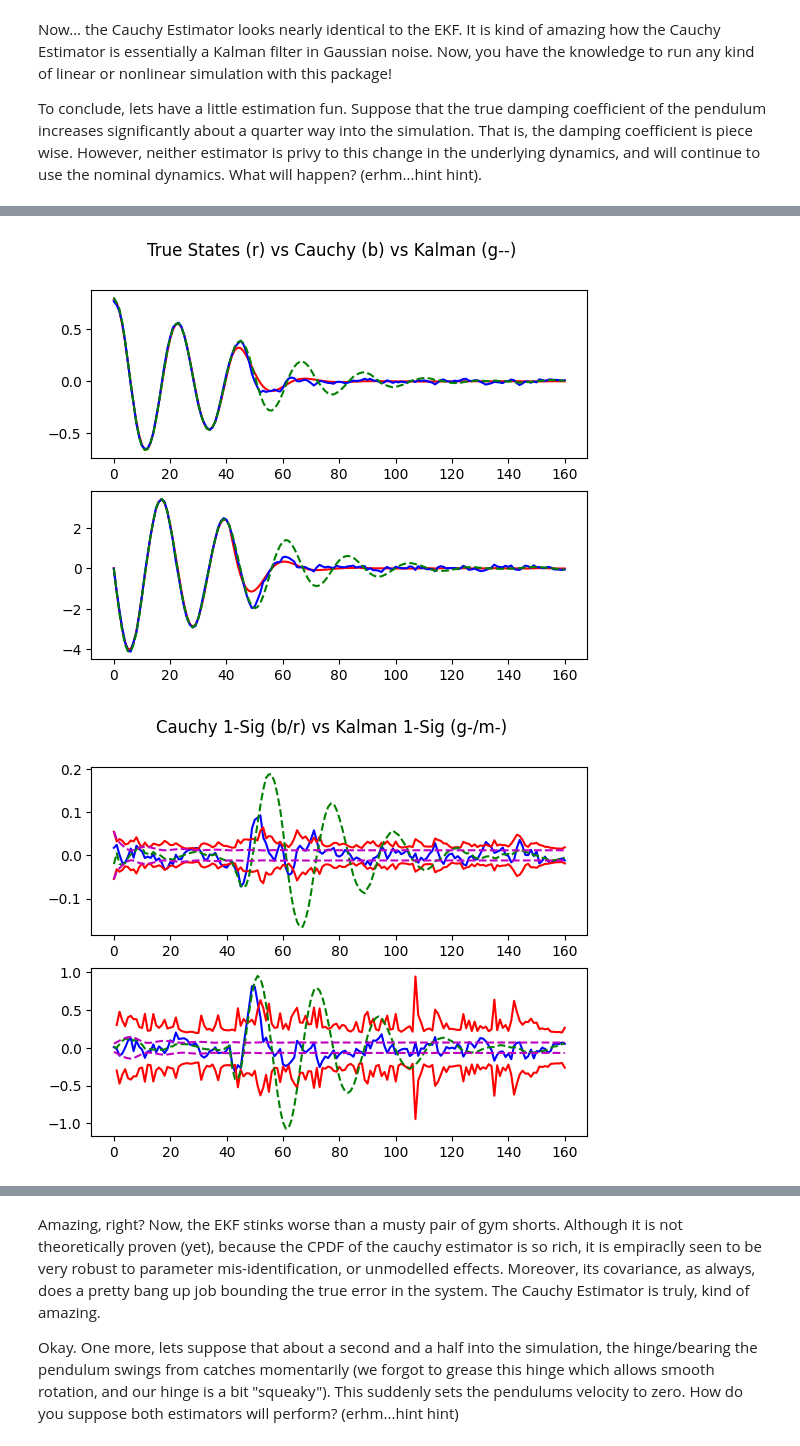
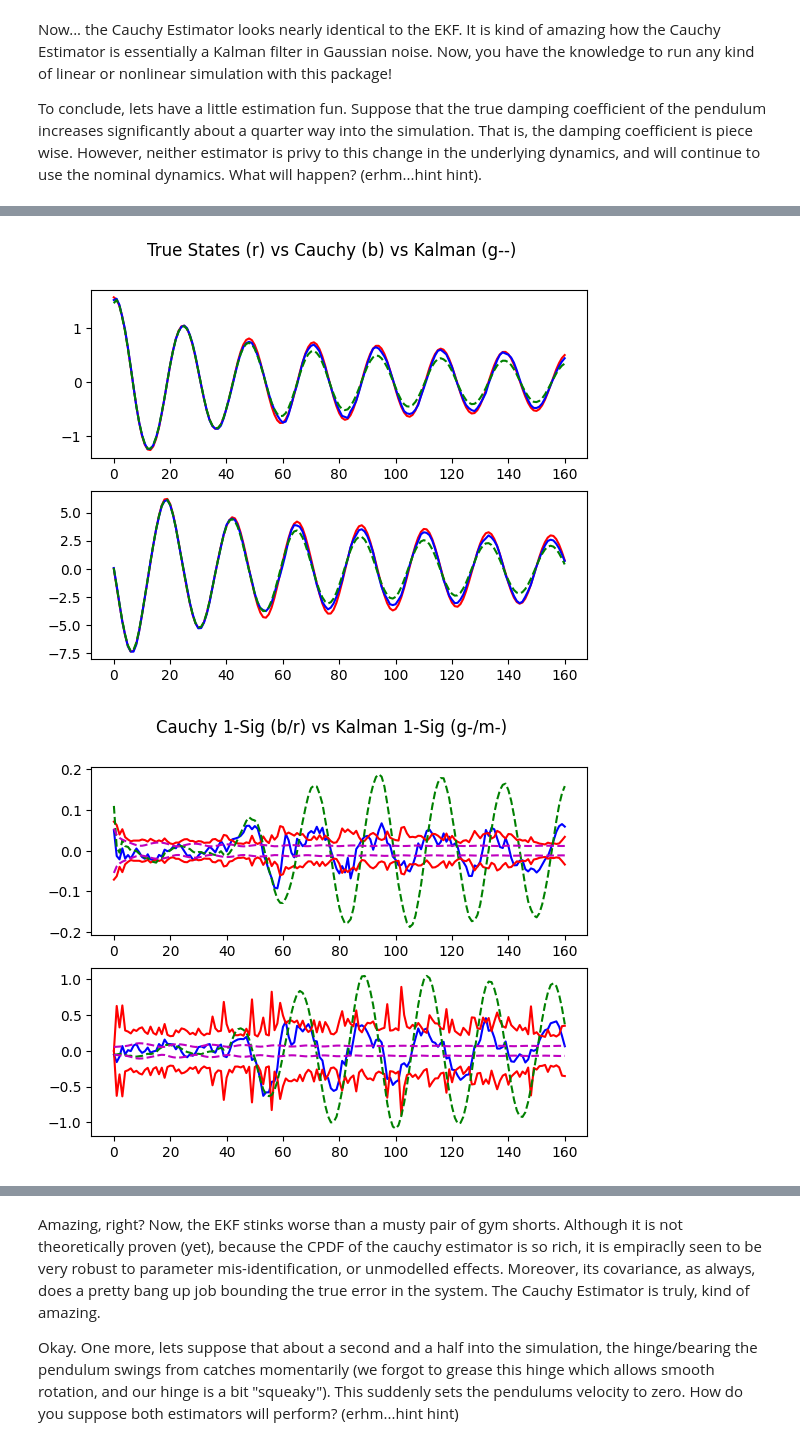
Before and after one commit to natsnyder1/CauchyFriendly, a Jupyter notebook: scripts/tutorial/nonlin_systems.ipynb, the cells around one changed output, grey strips where cells are left out. Drawn from its saved outputs; the diff is of its cells as text; code cells hidden in the pictures.

```diff
--- a/scripts/tutorial/nonlin_systems.ipynb
+++ b/scripts/tutorial/nonlin_systems.ipynb
@@ -375,8 +375,9 @@ Now... the Cauchy Estimator looks nearly identical to the EKF. It is kind of ama
 
 To conclude, lets have a little estimation fun. Suppose that the true damping coefficient of the pendulum increases significantly about a quarter way into the simulation. That is, the damping coefficient is piece wise. However, neither estimator is privy to this change in the underlying dynamics, and will continue to use the nominal dynamics. What will happen? (erhm...hint hint).
 # %%
+theta0 = 2*theta_vec0
 # Creating the dynamic simulation
-xk = theta_vec0.copy()
+xk = theta0.copy()
 xs = [xk] # State vector history
 ws = []   # Process noise history
 vs = [V[0]**0.5 * np.random.randn()] # Measurement noise history
@@ -394,7 +395,7 @@ for k in range(propagations):
     vs.append(vk)
     zs.append(zk)
     if k == 40:
-        pend.c = c0 * 7 # all of a sudden, the pendulum changes its damping greatly
+        pend.c = c0 * 0.25 # all of a sudden, the pendulum changes its damping greatly
 pend.c = c0
 xs = np.array(xs)
 zs = np.array(zs)
@@ -402,7 +403,7 @@ ws = np.array(ws)
 vs = np.array(vs)
 
 # Setting up and running the EKF
-x0_kf = np.random.multivariate_normal(theta_vec0, P0_kf) # lets initialize the Kalman filter slightly off from the true state position
+x0_kf = np.random.multivariate_normal(theta0, P0_kf) # lets initialize the Kalman filter slightly off from the true state position
 
 xs_kf = [x0_kf.copy()]
 Ps_kf = [P0_kf.copy()]
@@ -429,34 +430,34 @@ Ps_kf = np.array(Ps_kf)
 # Run the Cauchy Estimator
 x0_ce = x0_kf.copy()
 swm_print_debug = False
 win_print_debug = False
 num_windows = 6
 cauchyEst = ce.PySlidingWindowManager("nonlin", num_windows, swm_print_debug, win_print_debug)
 cauchyEst.initialize_nonlin(x0_ce, A0, p0, b0, beta, gamma, dynamics_update, nonlinear_msmt_model, msmt_model_jacobian, num_controls, pend.dt)
 for zk in zs:
     cauchyEst.step(zk, None)
 cauchyEst.shutdown()
 
 # Plot the results
-ce.plot_simulation_history( cauchyEst.moment_info, (xs,zs,ws,vs), (xs_kf, Ps_kf) )
-#ce.plot_simulation_history( cauchyEst.avg_moment_info, (xs,zs,ws,vs), (xs_kf, Ps_kf) )
+#ce.plot_simulation_history( cauchyEst.moment_info, (xs,zs,ws,vs), (xs_kf, Ps_kf) )
+ce.plot_simulation_history( cauchyEst.avg_moment_info, (xs,zs,ws,vs), (xs_kf, Ps_kf) )
 # %% [output]
 Set Sliding Window Manager Mode to: nonlin
 Set Cauchy Estimator Mode to: nonlin
 Set Cauchy Estimator Mode to: nonlin
 Set Cauchy Estimator Mode to: nonlin
 Set Cauchy Estimator Mode to: nonlin
 Set Cauchy Estimator Mode to: nonlin
 Set Cauchy Estimator Mode to: nonlin
 Nonlin initialization successful! You can use the step(msmts, controls) method now to run the Cauchy Estimtor!
 Note: You can call the step function 6 time-steps, 1 measurements per step == 6 total times!
 Nonlin initialization successful! You can use the step(msmts, controls) method now to run the Cauchy Estimtor!
 Note: You can call the step function 6 time-steps, 1 measurements per step == 6 total times!
 Nonlin initialization successful! You can use the step(msmts, controls) method now to run the Cauchy Estimtor!
 ... (12 lines left out)
 Cauchy estimator backend C data structure has been shutdown!
 Cauchy estimator backend C data structure has been shutdown!
 Cauchy estimator backend C data structure has been shutdown!
 Sliding Window Manager has been shutdown!
-[figure, old version]
+[figure, new version]
-[figure, old version]
+[figure, new version]
```
Also changed, not shown: parts of 7 cells of this notebook, 18 other files.
